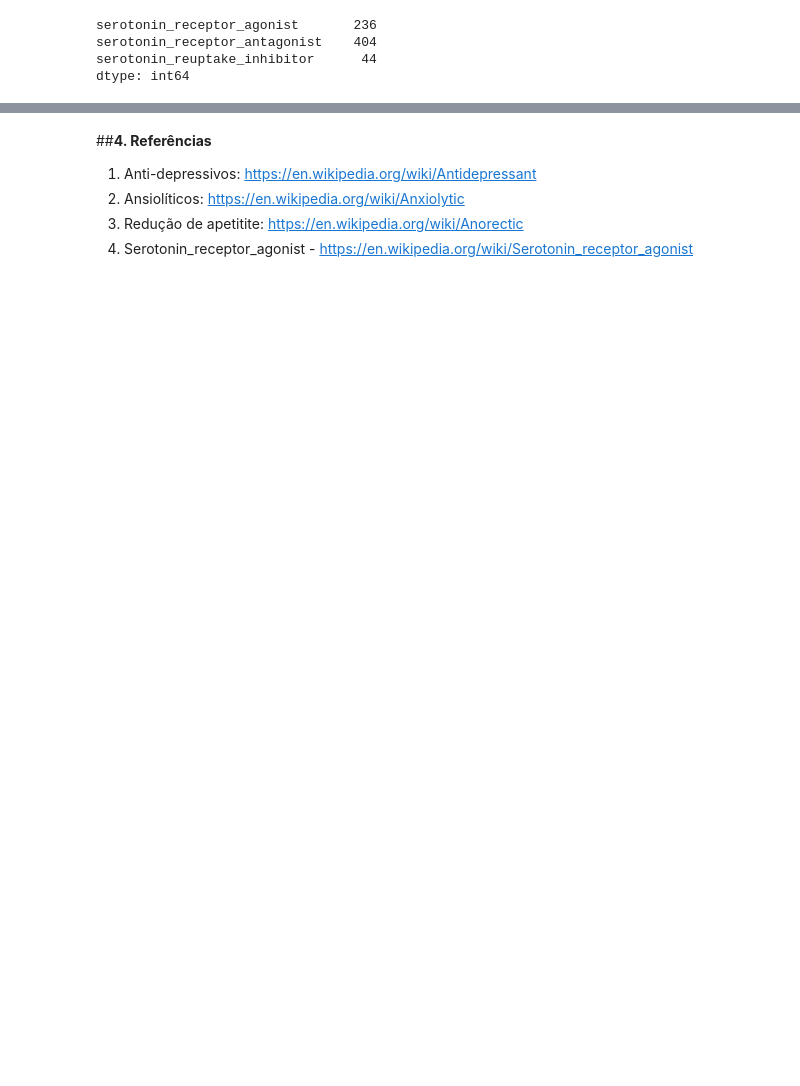
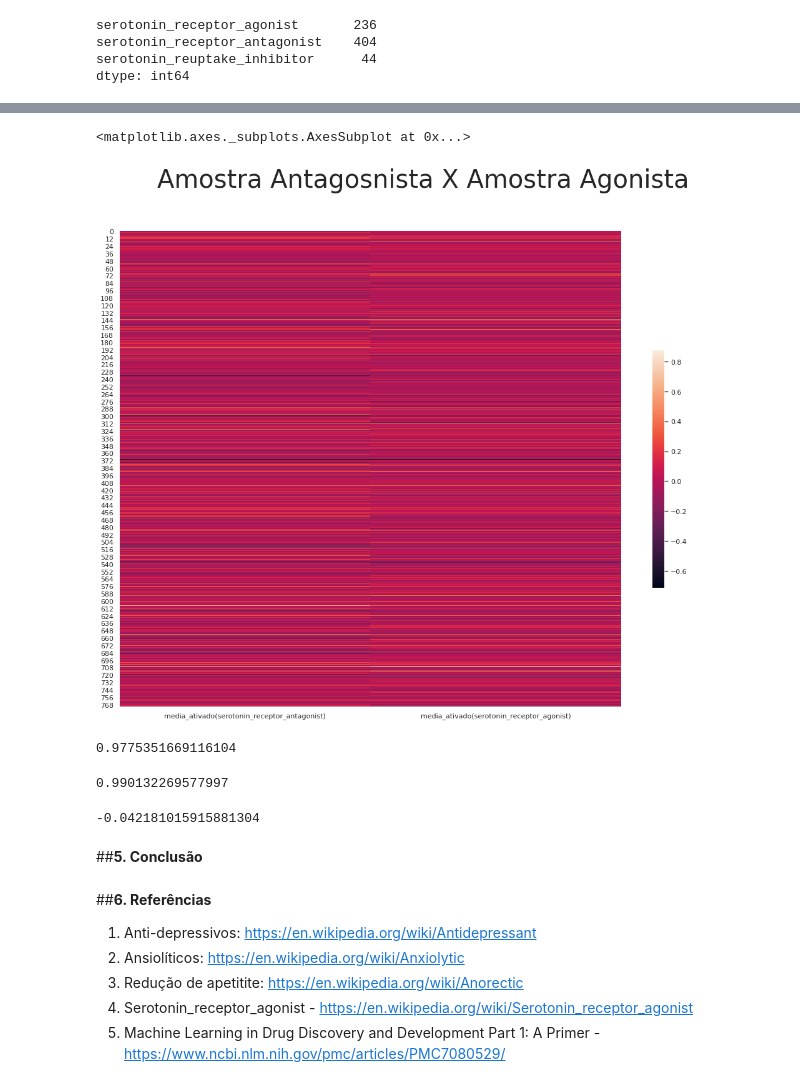
Before and after one commit to guilherme-prado/imersao-dados-desafio-final, a Jupyter notebook: Notebooks/Drug_discovery_Guilherme_Prado.ipynb, the cells around one changed output, grey strips where cells are left out. Saved outputs shown, nothing was run; the diff lists cells and outputs as text; code cells hidden in the pictures; blank space fills up the shorter version.

```diff
--- a/Notebooks/Drug_discovery_Guilherme_Prado.ipynb
+++ b/Notebooks/Drug_discovery_Guilherme_Prado.ipynb
@@ -108,0 +180,3 @@ plot.fig.set_figwidth(9)
+# %%
+media_exp_gen_antagonist = media_exp_gen_antagonist.drop('media_nao_ativado(Controle)', 1)
+media_exp_gen_antagonist['media_ativado(serotonin_receptor_agonist)'] = media_exp_gen_agonist['media_ativado(serotonin_receptor_agonist)']
@@ -109,6 +187,47 @@ plot.fig.set_figwidth(9)
+# %%
+f, ax = plt.subplots(figsize=(18, 14))
+f.suptitle('Amostra Antagosnista X Amostra Agonista', fontsize=40)
+sns.heatmap(media_exp_gen_antagonist, cbar_kws={"shrink": .5})
+# %% [output]
+<matplotlib.axes._subplots.AxesSubplot at 0x...>
+[figure, added]
+# %%
+from sklearn.linear_model import LogisticRegression
+from sklearn.model_selection import train_test_split
+
+x = experimento.select_dtypes('float64')
+y = experimento['serotonin_receptor_agonist']
+x_treino, x_teste, y_treino, y_teste = train_test_split(x, y, test_size = 0.2, stratify=y, random_state=376)
+
+modelo_rlogistica = LogisticRegression(max_iter=1000)
+modelo_rlogistica.fit(x_treino, y_treino)
+modelo_rlogistica.score(x_teste, y_teste)
+# %% [output]
+0.9775351669116104
+# %%
+from sklearn.dummy import DummyClassifier
+from sklearn.metrics import accuracy_score
+
+modelo_dummy = DummyClassifier('most_frequent')
+modelo_dummy.fit(x_treino, y_treino)
+previsao_dummy = modelo_dummy.predict(x_teste)
+accuracy_score(y_teste, previsao_dummy)
+# %% [output]
+0.990132269577997
+# %%
+from sklearn.linear_model import Ridge
+
+modelo_ridge = Ridge(alpha=1)
+modelo_ridge.fit(x_treino, y_treino)
+modelo_ridge.score(x_teste, y_teste)
+# %% [output]
+-0.042181015915881304
+# %% [markdown]
+##**5. Conclusão**
 # %% [markdown]
-##**4. Referências**
+##**6. Referências**
 1. Anti-depressivos: https://en.wikipedia.org/wiki/Antidepressant
 2. Ansiolíticos: https://en.wikipedia.org/wiki/Anxiolytic
 3. Redução de apetitite: https://en.wikipedia.org/wiki/Anorectic
 4. Serotonin_receptor_agonist - https://en.wikipedia.org/wiki/Serotonin_receptor_agonist
+5. Machine Learning in Drug Discovery and Development Part 1: A Primer - https://www.ncbi.nlm.nih.gov/pmc/articles/PMC7080529/
```
Also changed, not shown: parts of 23 cells of this notebook.
